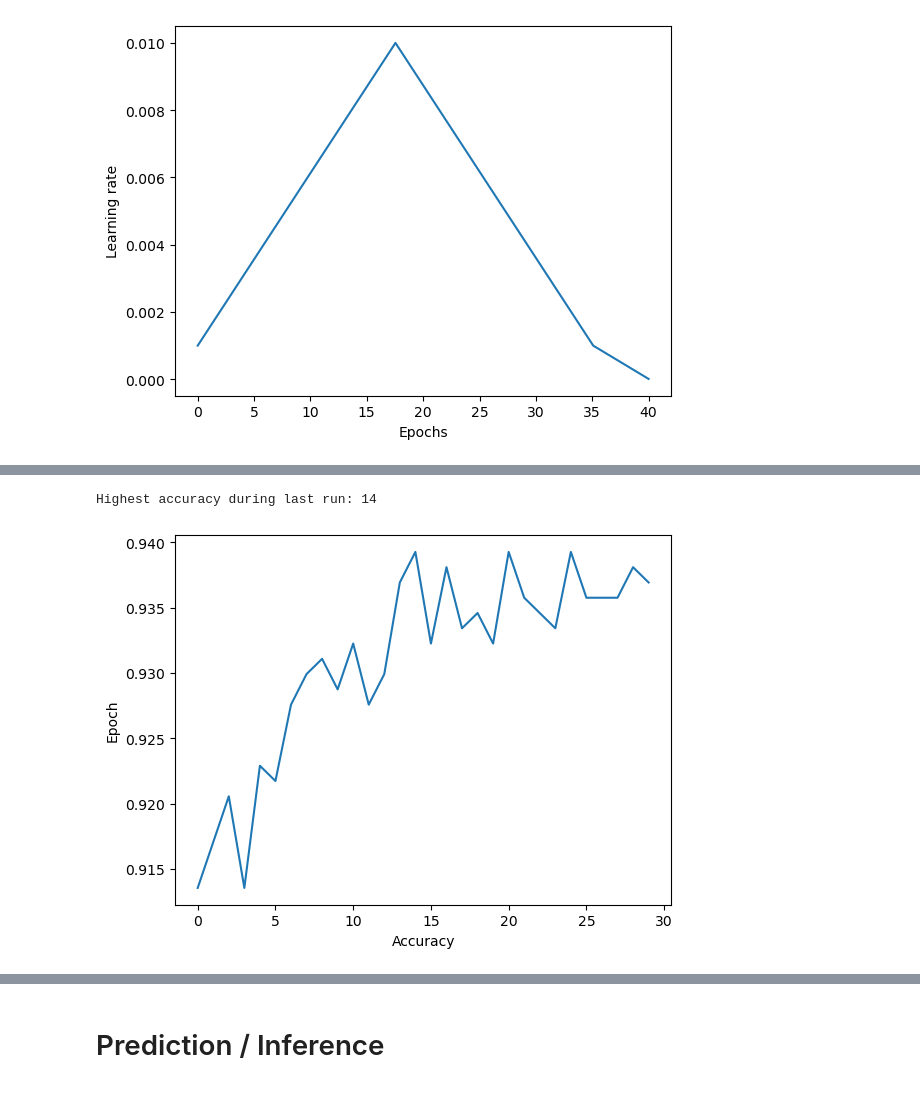
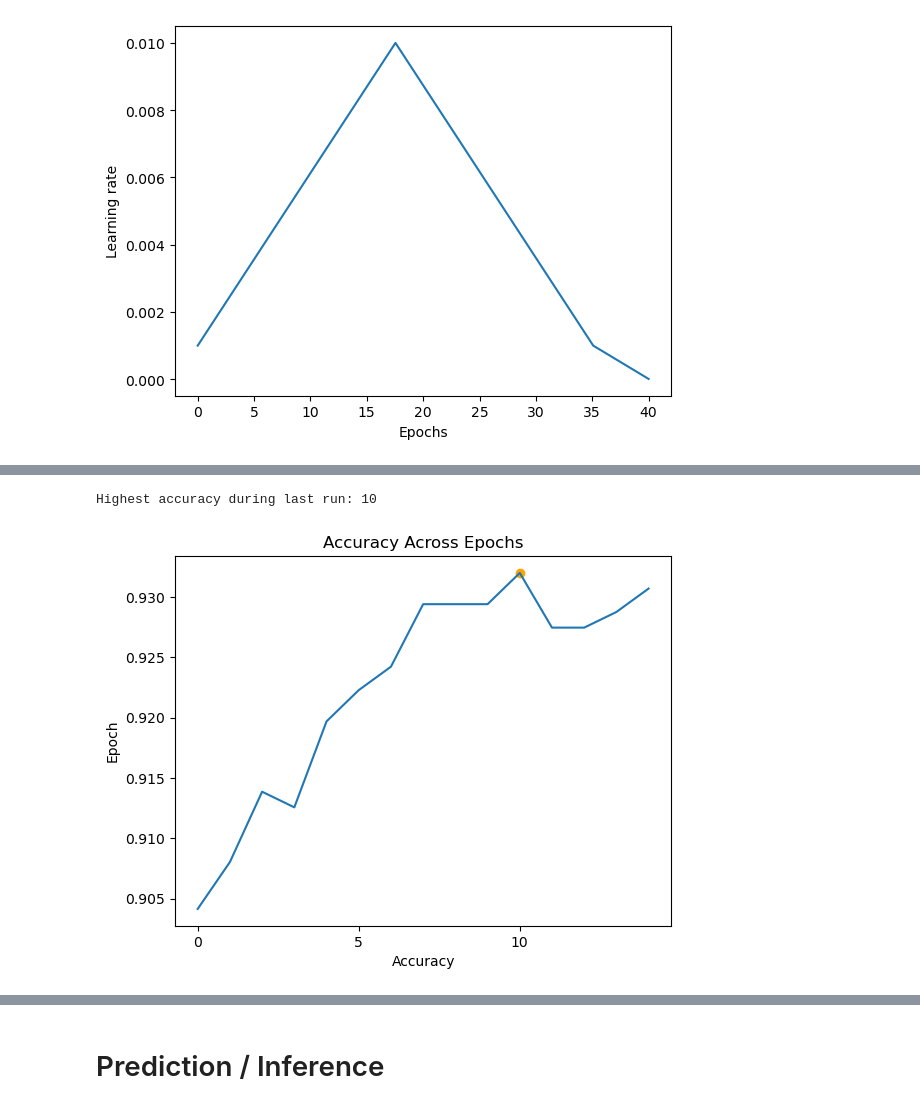
Before and after one commit to yangrchen/cracking-data-yang, a Jupyter notebook: posts/projects/artwork_classifier/index.ipynb, the cells around one changed output, grey strips where cells are left out. Drawn from its saved outputs; the diff is of its cells as text; code cells hidden in the pictures.

Commit message:
Artwork classifier: Train-test evaluation; revised article

```diff
--- a/posts/projects/artwork_classifier/index.ipynb
+++ b/posts/projects/artwork_classifier/index.ipynb
@@ -91,0 +62,11 @@ if not path.exists():
+# %%
+data_path = Path('data')
+download_path = Path('.')
+if not data_path.exists():
+    cred_path = Path('~/.kaggle/kaggle.json').expanduser()
+    dataset = 'thedownhill/art-images-drawings-painting-sculpture-engraving'
+    api.dataset_download_cli(dataset, path=download_path)
+    shutil.unpack_archive(str(download_path / 'art-images-drawings-painting-sculpture-engraving.zip'), download_path)
+    (download_path / 'art-images-drawings-painting-sculpture-engraving.zip').unlink()
+    (download_path / 'dataset/dataset_updated/').rename(data_path)
+    (download_path / 'dataset').rmdir()
@@ -147,12 +130,12 @@ def get_dls(bs: int, size: int) -> DataLoaders:
     db = DataBlock(
         blocks=(ImageBlock(), CategoryBlock()),
         get_items=get_image_files,
-        splitter=GrandparentSplitter(train_name='training_set', valid_name='validation_set'),
+        splitter=RandomSplitter(seed=42),
         get_y=parent_label,
         item_tfms=Resize(460),
         batch_tfms=aug_transforms(size=size, min_scale=0.75)
     )
-    return db.dataloaders(path, bs=bs)
+    return db.dataloaders(data_path / 'training_set', bs=bs)
 # %% [markdown]
 When we create our dataloader, we can verify that our splitter is working as we expect it to.
 # %%
@@ -264,4 +248,4 @@ SuggestedLRs(valley=3.0199516913853586e-05)
 # %%
-learn.fit_one_cycle(30, 1e-5)
+learn.fit_one_cycle(15, 1e-5)
 # %% [output]
 | epoch | train_loss | valid_loss | accuracy | time |
@@ -305,11 +315,20 @@ When we look at our losses, we might decide an increasing validation loss with a
 # %%
+#| label: fig-accuracy-epochs
+#| fig-cap: Accuracy across the training epochs
+
 accuracy_metric = L(learn.recorder.values).itemgot(2)
-print(f'Highest accuracy during last run: {np.argmax(accuracy_metric)}')
+highest_accuracy_epoch = np.argmax(accuracy_metric)
+print(f'Highest accuracy during last run: {highest_accuracy_epoch}')
+
 plt.xlabel('Accuracy')
 plt.ylabel('Epoch')
+plt.title('Accuracy Across Epochs')
 plt.xticks(np.arange(0, len(accuracy_metric) + 1, 5))
-plt.plot(accuracy_metric);
+
+plt.plot(accuracy_metric)
+plt.scatter(highest_accuracy_epoch, accuracy_metric[highest_accuracy_epoch], color='orange')
+plt.show()
 # %% [output]
-Highest accuracy during last run: 14
+Highest accuracy during last run: 10
-[figure, old version]
+[figure, new version]
 # %% [markdown]
```
Also changed, not shown: parts of 56 cells of this notebook, 3 other files.
